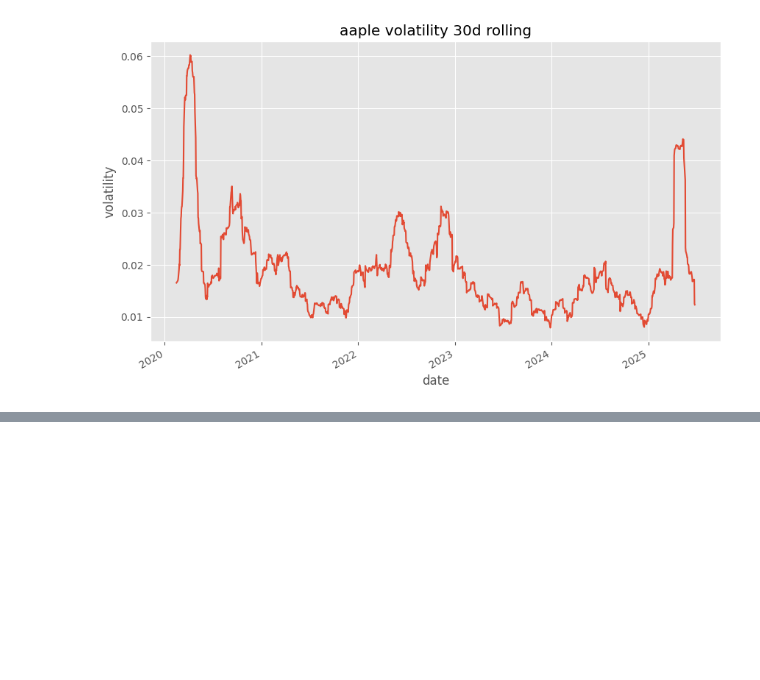
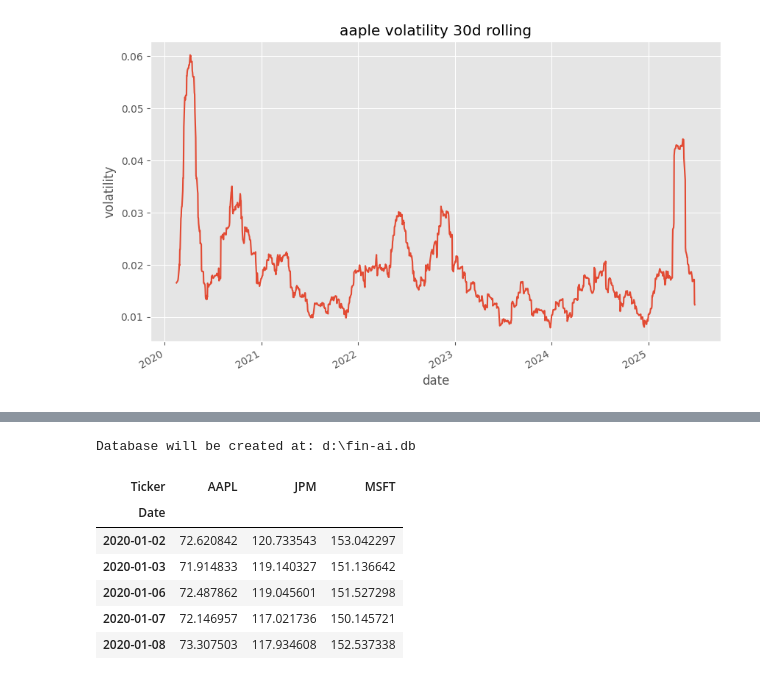
Before and after one commit to rahulbedjavalge/fin-ai-beast, a Jupyter notebook: notebooks/01_EDA_stock.ipynb, the cells around one changed output, grey strips where cells are left out. Saved outputs shown, nothing was run; the diff lists cells and outputs as text; code cells hidden in the pictures; blank space fills up the shorter version.

```diff
--- a/notebooks/01_EDA_stock.ipynb
+++ b/notebooks/01_EDA_stock.ipynb
@@ -143,0 +148,32 @@ os.chdir("/FIN-AI-BEAST")  # Set to your project root
+# %%
+import os
+from sqlalchemy import create_engine
+
+# Set project root explicitly (parent of notebooks folder)
+project_root = os.path.abspath(os.path.join(os.getcwd(), '..'))
+db_path = os.path.join(project_root, 'fin-ai.db')
+
+# Ensure the directory exists (should always exist for project root, but safe to check)
+os.makedirs(project_root, exist_ok=True)
+
+# Use f-string for the engine URLdel "{db_path}"
+engine = create_engine(f"sqlite:///{db_path}")
+
+print("Database will be created at:", db_path)
+# %% [output]
+Database will be created at: d:\fin-ai.db
+# %%
+
+prices_df = pd.read_parquet('data/01_EDA_stock/close_prices.paraquet')
+retruns_df = pd.read_parquet('data/01_EDA_stock/daily_returns.parquet')
+
+#quick check
+prices_df.head()
+# %% [output]
+| Ticker | AAPL | JPM | MSFT |
+| Date |  |  |  |
+| 2020-01-02 | 72.620842 | 120.733543 | 153.042297 |
+| 2020-01-03 | 71.914833 | 119.140327 | 151.136642 |
+| 2020-01-06 | 72.487862 | 119.045601 | 151.527298 |
+| 2020-01-07 | 72.146957 | 117.021736 | 150.145721 |
+| 2020-01-08 | 73.307503 | 117.934608 | 152.537338 |
```
Also changed, not shown: parts of 15 cells of this notebook, 4 other files.
